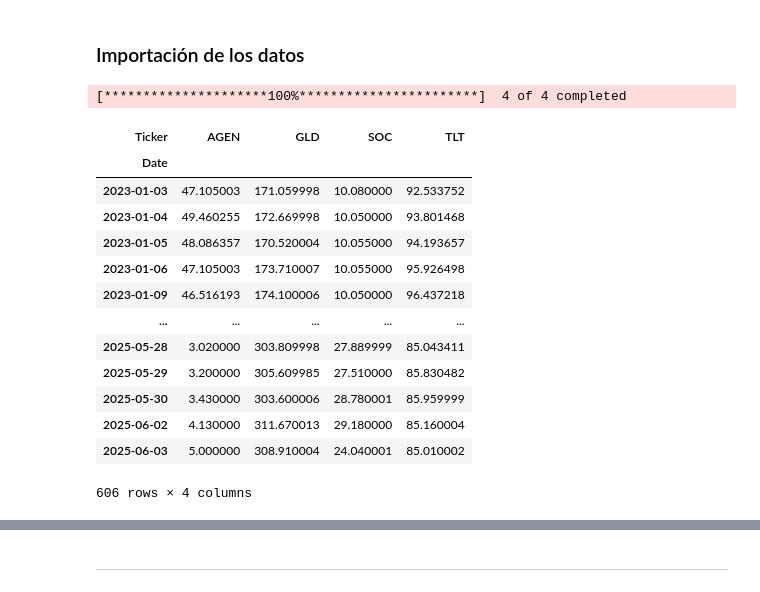
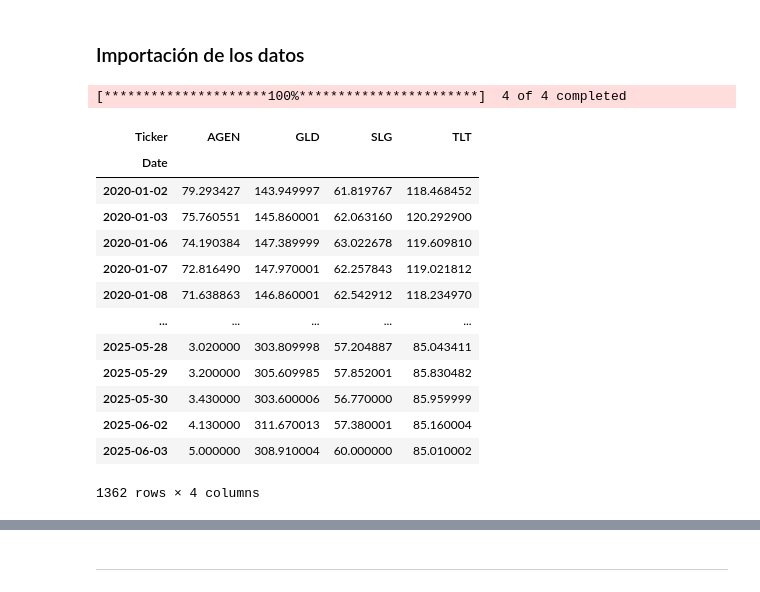
Before and after one commit to ppmelch/Portafolios-de-Inversi-n, a Jupyter notebook: Tarea/T 2.ipynb, the cells around one changed output, grey strips where cells are left out. Drawn from its saved outputs; the diff is of its cells as text; code cells hidden in the pictures.

```diff
--- a/Tarea/T 2.ipynb
+++ b/Tarea/T 2.ipynb
@@ -57,21 +61,21 @@ import matplotlib.pyplot as plt
 # %% [markdown]
 ### Importación de los datos
 # %%
-prices = yf.download(['GLD','AGEN','SOC','TLT'] ,start='2023-01-01')['Close']
+prices = yf.download(['GLD','AGEN','SLG','TLT'] ,start='2020-01-01')['Close']
 prices
 # %% [output]
 [*********************100%***********************]  4 of 4 completed
-| Ticker | AGEN | GLD | SOC | TLT |
+| Ticker | AGEN | GLD | SLG | TLT |
 | Date |  |  |  |  |
-| 2023-01-03 | 47.105003 | 171.059998 | 10.080000 | 92.533752 |
-| 2023-01-04 | 49.460255 | 172.669998 | 10.050000 | 93.801468 |
-| 2023-01-05 | 48.086357 | 170.520004 | 10.055000 | 94.193657 |
-| 2023-01-06 | 47.105003 | 173.710007 | 10.055000 | 95.926498 |
-| 2023-01-09 | 46.516193 | 174.100006 | 10.050000 | 96.437218 |
+| 2020-01-02 | 79.293427 | 143.949997 | 61.819767 | 118.468452 |
+| 2020-01-03 | 75.760551 | 145.860001 | 62.063160 | 120.292900 |
+| 2020-01-06 | 74.190384 | 147.389999 | 63.022678 | 119.609810 |
+| 2020-01-07 | 72.816490 | 147.970001 | 62.257843 | 119.021812 |
+| 2020-01-08 | 71.638863 | 146.860001 | 62.542912 | 118.234970 |
 | ... | ... | ... | ... | ... |
-| 2025-05-28 | 3.020000 | 303.809998 | 27.889999 | 85.043411 |
-| 2025-05-29 | 3.200000 | 305.609985 | 27.510000 | 85.830482 |
-| 2025-05-30 | 3.430000 | 303.600006 | 28.780001 | 85.959999 |
-| 2025-06-02 | 4.130000 | 311.670013 | 29.180000 | 85.160004 |
-| 2025-06-03 | 5.000000 | 308.910004 | 24.040001 | 85.010002 |
+| 2025-05-28 | 3.020000 | 303.809998 | 57.204887 | 85.043411 |
+| 2025-05-29 | 3.200000 | 305.609985 | 57.852001 | 85.830482 |
+| 2025-05-30 | 3.430000 | 303.600006 | 56.770000 | 85.959999 |
+| 2025-06-02 | 4.130000 | 311.670013 | 57.380001 | 85.160004 |
+| 2025-06-03 | 5.000000 | 308.910004 | 60.000000 | 85.010002 |
-606 rows × 4 columns
+1362 rows × 4 columns
```
Also changed, not shown: parts of 22 cells of this notebook.
